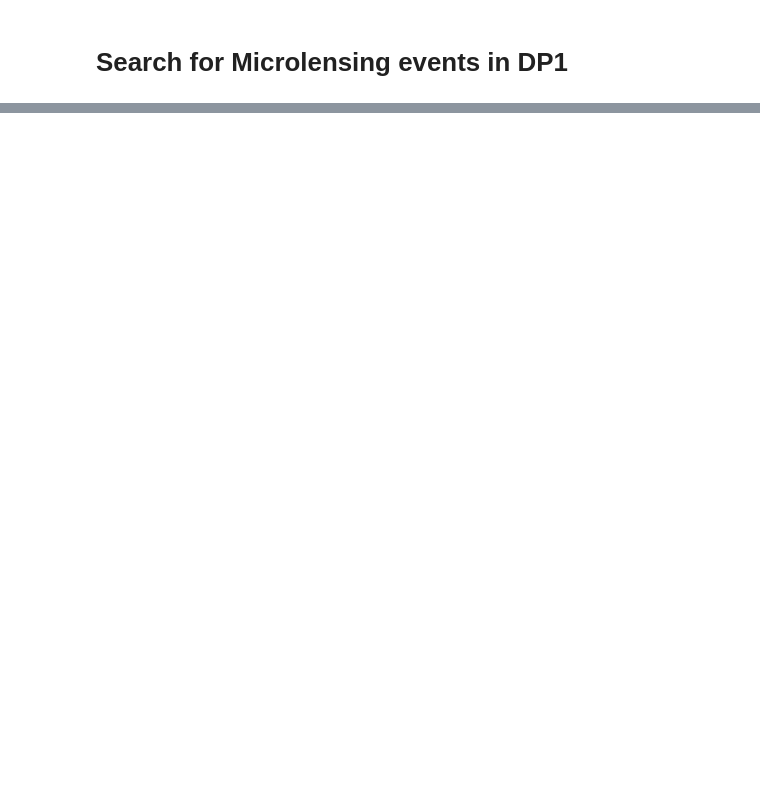
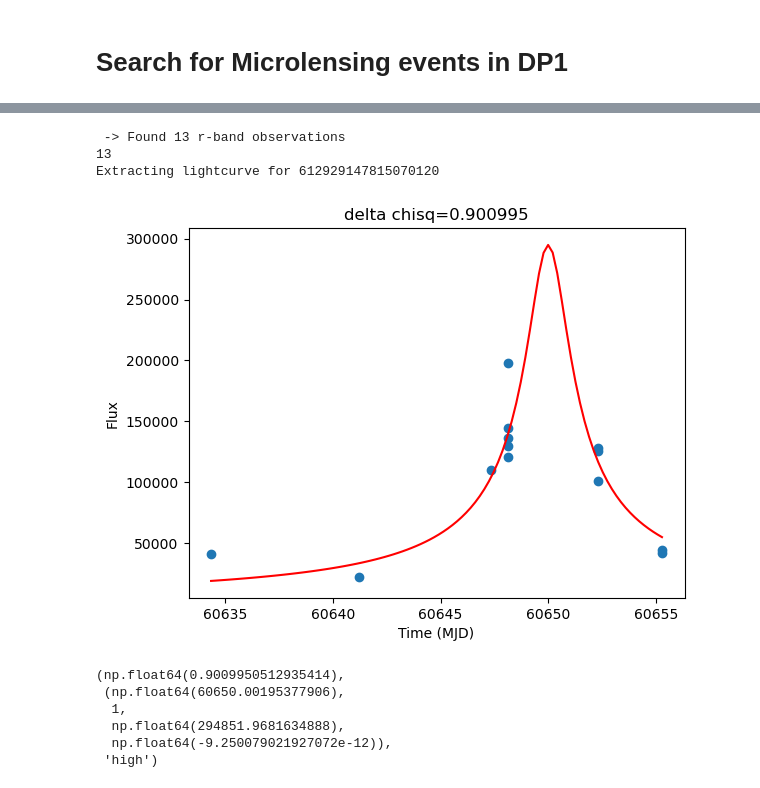
Before and after one commit to LSST-TVSSC/microlensing, a Jupyter notebook: microlensing_search_V2.ipynb, the cells around one changed output, grey strips where cells are left out. Drawn from its saved outputs; the diff is of its cells as text; code cells hidden in the pictures; blank space fills up the shorter version.

```diff
--- a/microlensing_search_V2.ipynb
+++ b/microlensing_search_V2.ipynb
@@ -273,0 +316,77 @@ def run_kmtnet_fit(times, fluxes, flux_errors):
+# %%
+# single object fit
+ID = 612929147815070120
+target = DiaObjsFull[DiaObjsFull['diaObjectId']==ID]
+query = "SELECT fsodo.coord_ra, fsodo.coord_dec, "\
+        "fsodo.diaObjectId, fsodo.visit, fsodo.band, "\
+        "fsodo.psfDiffFlux, fsodo.psfDiffFluxErr, "\
+        "fsodo.psfFlux as psfFlux, fsodo.psfFluxErr, "\
+        "vis.expMidptMJD "\
+        "FROM dp1.ForcedSourceOnDiaObject as fsodo "\
+        "JOIN dp1.Visit as vis ON vis.visit = fsodo.visit "\
+        "WHERE fsodo.diaObjectId = "+str(ID)
+
+job = service.submit_job(query)
+job.run()
+job.wait(phases=['COMPLETED', 'ERROR'])
+
+#print(f"Searching at coords: {target['ra'].data[0]}  {target['dec'].data[0]} {repr(job.phase)}")
+if job.phase == 'ERROR':
+    job.raise_if_error()
+assert job.phase == 'COMPLETED'
+
+forced_sources = job.fetch_result().to_table()
+print(' -> Found', np.sum(forced_sources['band'] == 'r'), 'r-band observations')
+
+rband = np.where(forced_sources['band'] == 'r')
+
+times = forced_sources[rband]['expMidptMJD']
+fluxes = forced_sources[rband]['psfFlux']
+flux_err = forced_sources[rband]['psfFluxErr']
+fluxes_diff = forced_sources[rband]['psfDiffFlux']
+flux_err_diff = forced_sources[rband]['psfDiffFluxErr']
+
+print(np.sum(fluxes>0))
+
+plt.figure(i)
+plt.scatter(times, fluxes)
+#plt.scatter(times, fluxes_diff)
+
+
+print(f'Extracting lightcurve for {target["diaObjectId"].data[0]}')
+
+delta_chi_squared_kmt, (t0, t_eff, f1, f0), which_regim = run_kmtnet_fit(times, fluxes, flux_err)
+#delta_chi_squared_kmt, (t0, t_eff, f1, f0) = run_kmtnet_fit(times, fluxes_diff, flux_err_diff)
+
+
+times_new = np.linspace(min(times),
+                       max(times),
+                       100)
+if which_regim=='high':
+    model = Ft_high(times_new, f1, f0, t0, t_eff)
+if which_regim=='low':
+    model = Ft_low(times_new, f1, f0, t0, t_eff)
+
+plt.plot(times_new, model, 'r')
+
+if delta_chi_squared_kmt is None:
+    pass
+else:
+    plt.title('delta chisq='+str(np.round(delta_chi_squared_kmt, 6)))
+plt.ylabel('Flux')
+plt.xlabel('Time (MJD)')
+plt.show()
+# %% [output]
+ -> Found 13 r-band observations
+13
+Extracting lightcurve for 612929147815070120
+[figure, added]
+# %%
+delta_chi_squared_kmt, (t0, t_eff, f1, f0), which_regim
+# %% [output]
+(np.float64(0.9009950512935414),
+ (np.float64(60650.00195377906),
+  1,
+  np.float64(294851.9681634888),
+  np.float64(-9.250079021927072e-12)),
+ 'high')
```
Also changed, not shown: parts of 15 cells of this notebook, 5 other files.
